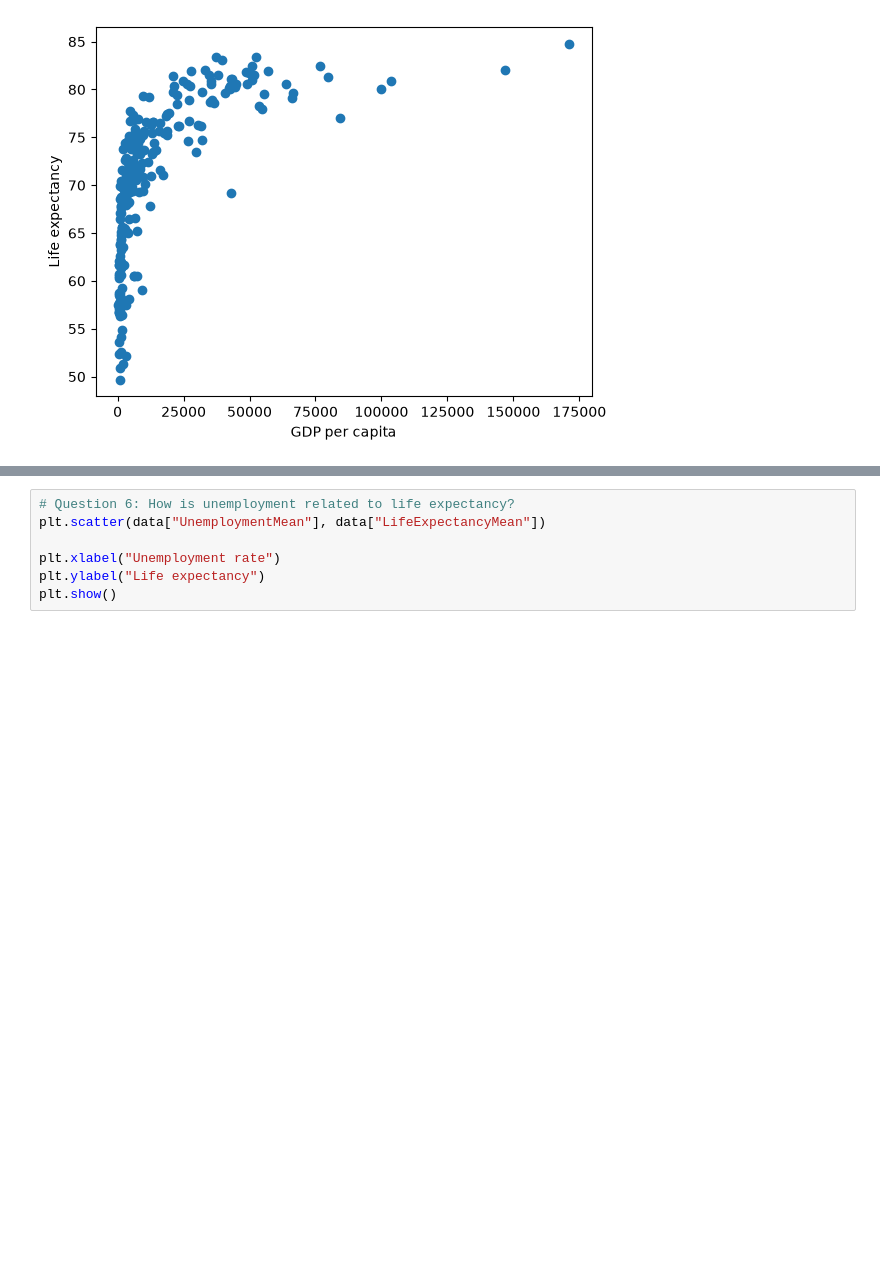
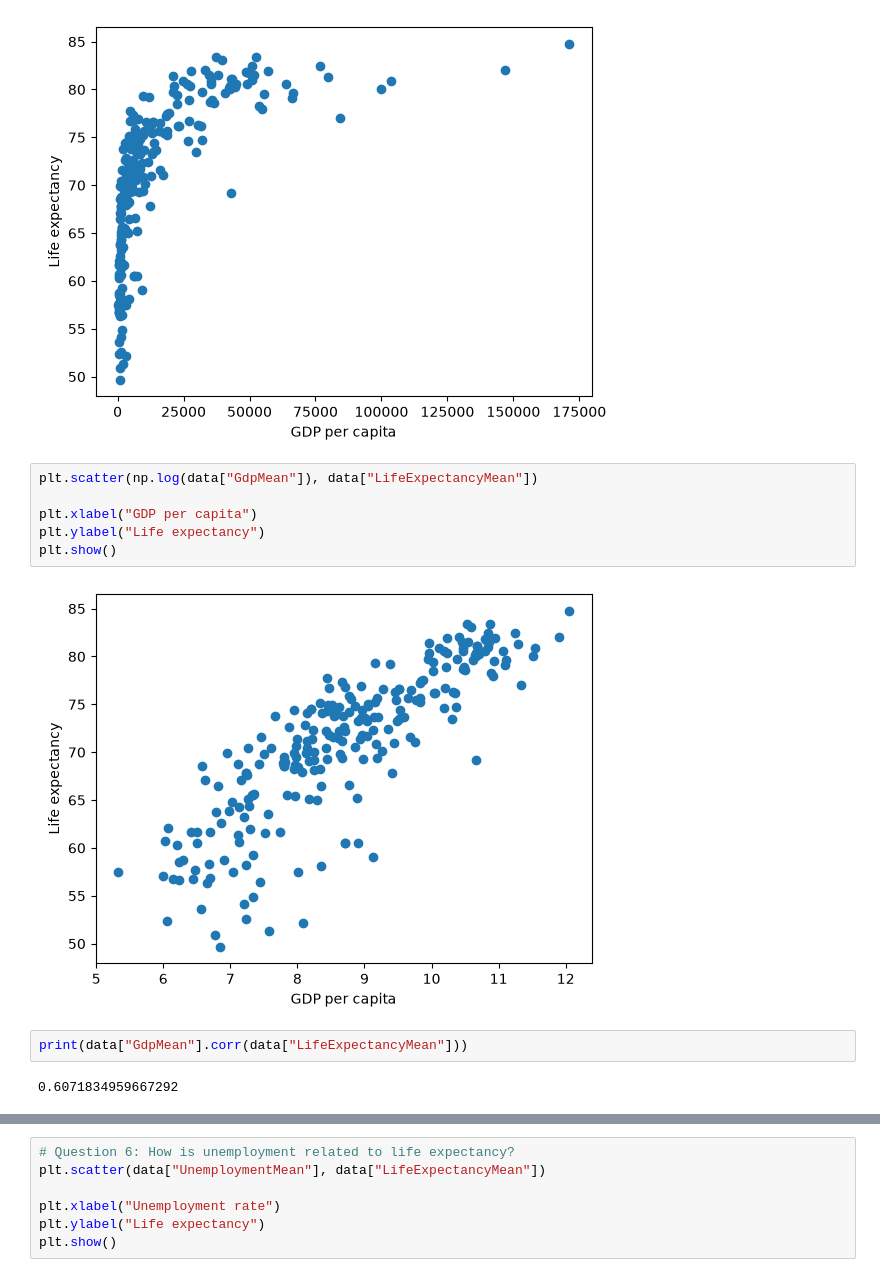
Before and after one commit to AkotoChristine/PDA_Assignment_2-, a Jupyter notebook: eda.ipynb, the cells around one changed output, grey strips where cells are left out. Drawn from its saved outputs; the diff is of its cells as text; blank space fills up the shorter version.

```diff
--- a/eda.ipynb
+++ b/eda.ipynb
@@ -264,3 +275,15 @@ plt.ylabel("Life expectancy")
 plt.show()
 # %% [output]
 [figure]
+# %%
+plt.scatter(np.log(data["GdpMean"]), data["LifeExpectancyMean"])
+
+plt.xlabel("GDP per capita")
+plt.ylabel("Life expectancy")
+plt.show()
+# %% [output]
+[figure, added]
+# %%
+print(data["GdpMean"].corr(data["LifeExpectancyMean"]))
+# %% [output]
+0.6071834959667292
```
Also changed, not shown: parts of 8 cells of this notebook.
